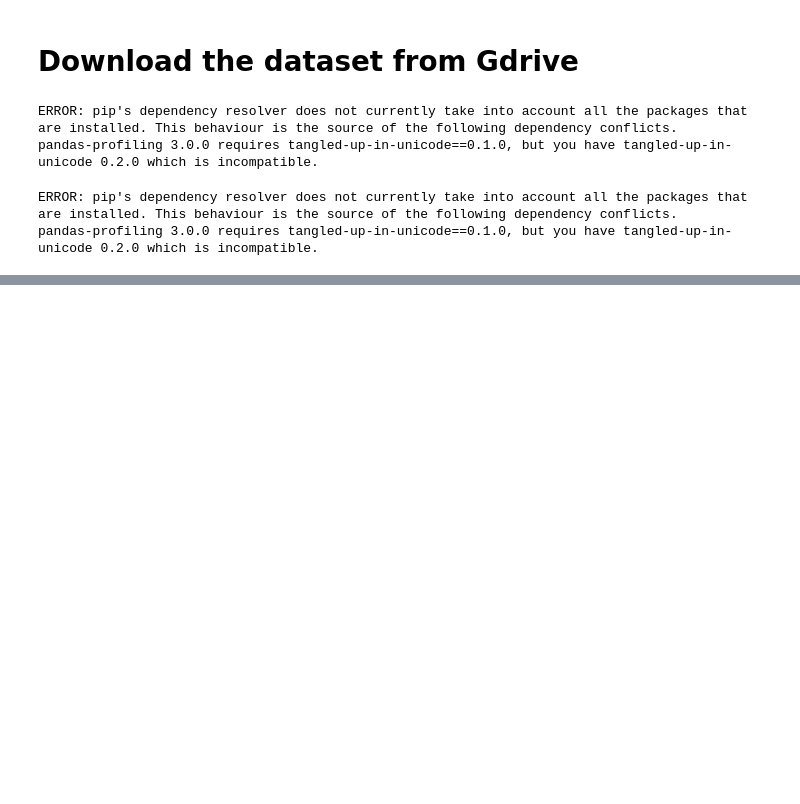
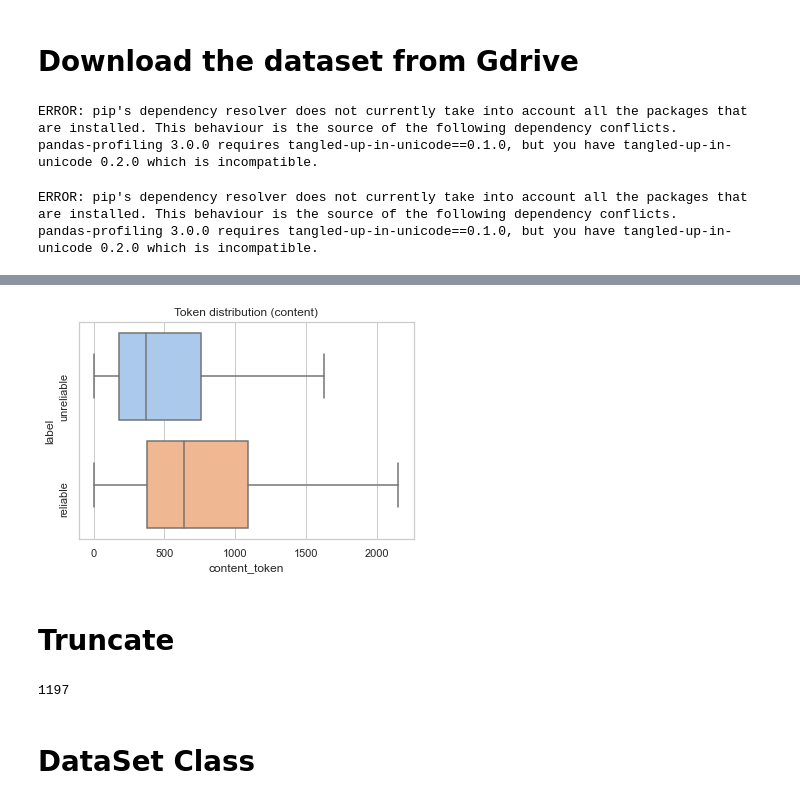
Before and after one commit to khizon/CS284_final_project, a Jupyter notebook: data_exploration.ipynb, the cells around one changed output, grey strips where cells are left out. Saved outputs shown, nothing was run; the diff lists cells and outputs as text; code cells hidden in the pictures; blank space fills up the shorter version.

```diff
--- a/bert_title_benchmark.ipynb
+++ b/data_exploration.ipynb
@@ -107 +140,40 @@ Some weights of the model checkpoint at bert-base-cased were not used when initi
+# %%
+ax = sns.boxplot(data=train_df, y = 'label', x = 'content_token',  orient="h", showfliers = False)
+_ = plt.title('Token distribution (content)')
+_ = plt.yticks([0, 1], ['unreliable', 'reliable'], rotation='vertical')
+# %% [output]
+[figure, added]
+# %% [markdown]
+# Truncate
+# %%
+title = train_df.iloc[42].title
+content = train_df.iloc[42].content
+sep = '[SEP]'
+t_e = tokenizer.encode_plus(
+            title,
+            add_special_tokens=True,
+            # max_length = 512,
+            return_token_type_ids = False,
+            # padding = 'max_length',
+            # truncation = True,
+            return_attention_mask = True,
+            return_tensors = 'pt'
+        )
+c_e = tokenizer.encode_plus(
+            content,
+            add_special_tokens=True,
+            # max_length = 512,
+            return_token_type_ids = False,
+            # padding = 'max_length',
+            # truncation = True,
+            return_attention_mask = True,
+            return_tensors = 'pt'
+        )
+total_length = t_e['input_ids'].shape[1] + c_e['input_ids'].shape[1]
+
+if total_length > (512-
+# %% [output]
+1197
+# %% [markdown]
+# DataSet Class
 # %%
```
Also changed, not shown: parts of 36 cells of this notebook, 4 other files.
